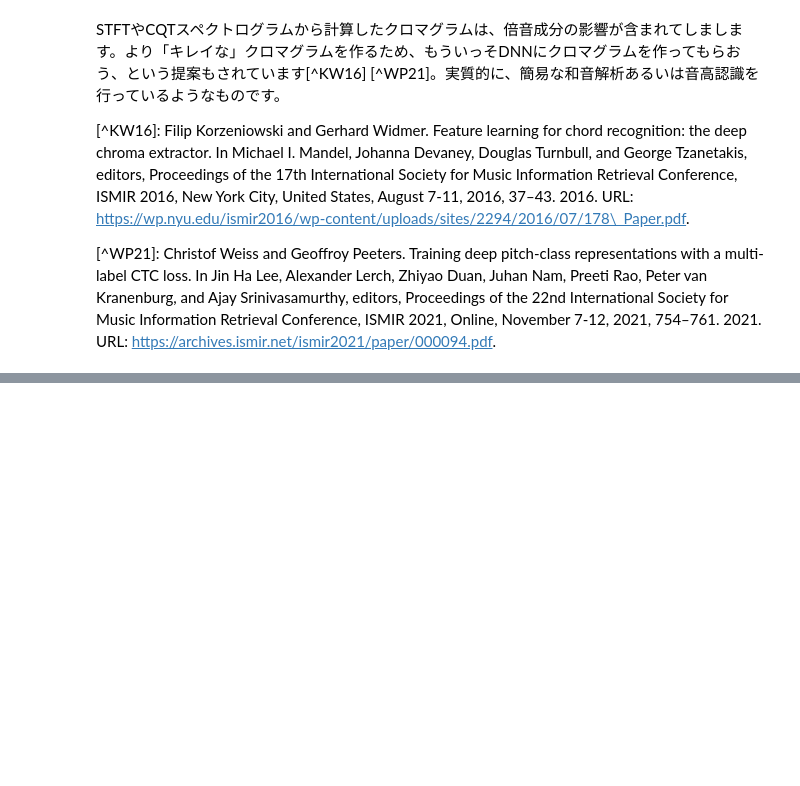
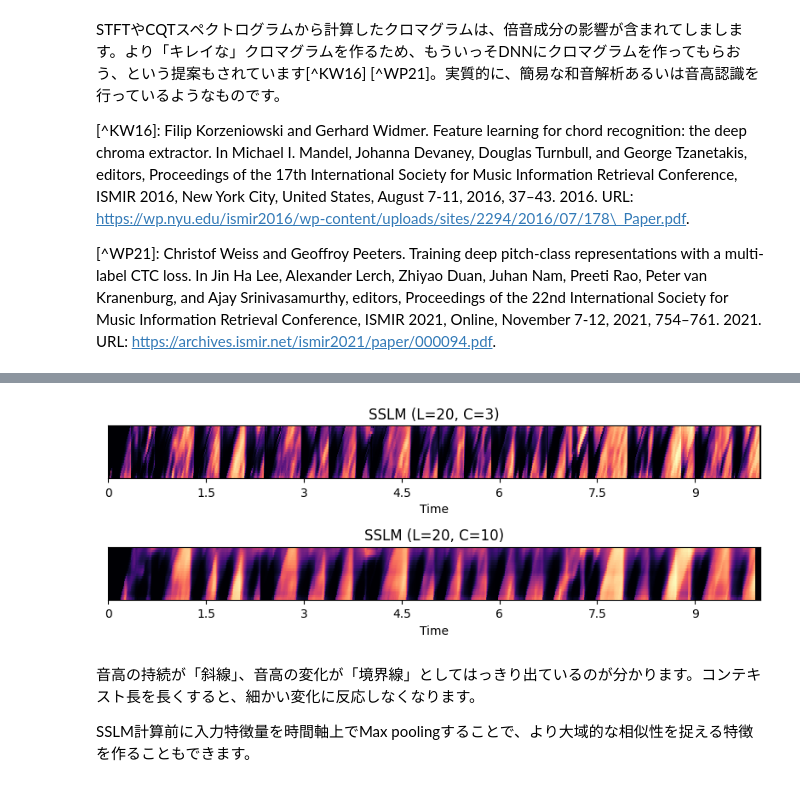
Before and after one commit to ja-MIC/Japanese-MIR-Book, a Jupyter notebook: book/signal_processing/xxgrams.ipynb, the cells around one changed output, grey strips where cells are left out. Saved outputs shown, nothing was run; the diff lists cells and outputs as text; code cells hidden in the pictures; blank space fills up the shorter version.

```diff
--- a/book/signal_processing/xxgrams.ipynb
+++ b/book/signal_processing/xxgrams.ipynb
@@ -197,0 +208,44 @@ STFTやCQTスペクトログラムから計算したクロマグラムは、倍
+# %%
+def sslm(s, L, C):
+    # L: ラグの最大値
+    # C: コンテキストの幅
+    eps = 1e-8
+    N = s.shape[1]
+    feature = librosa.feature.mfcc(S=librosa.power_to_db(mel_spectrogram, ref=np.max), n_mfcc=50)   # MFCC抽出
+
+    x_bag = np.concatenate([np.roll(feature, shift=-j+(C//2), axis=1) for j in range(C)], axis=0)   # コンテキストを連結
+    distances = np.ones((L, N))
+
+    # 各ラグに対してコサイン距離を計算
+    for l in range(1, L+1):
+        if l > N:
+            break
+        idx = np.arange(l, N)
+        left = x_bag[:, idx]
+        right = x_bag[:, idx - l]
+        # Calculate Cosine Distance
+        dot = (left * right).sum(axis=0)
+        cosine_sim = dot / (np.linalg.norm(left, axis=0) * np.linalg.norm(right, axis=0) + eps)
+        distances[l-1, idx] = 1 - cosine_sim
+
+    def sigmoid(x):
+        return 1 / (1 + np.exp(-x))
+
+    # 距離行列をシグモイド関数で正規化
+    distances_normalized = sigmoid(1 - distances / (np.quantile(distances, 0.1, axis=1, keepdims=True)+eps))
+    return distances_normalized
+
+plt.figure(figsize=(8, 3))
+plt.subplot(2, 1, 1)
+librosa.display.specshow(sslm(mel_spectrogram, L=20, C=3), sr=sample_rate, x_axis='time')
+plt.title('SSLM (L=20, C=3)')
+plt.subplot(2, 1, 2)
+librosa.display.specshow(sslm(mel_spectrogram, L=20, C=15), sr=sample_rate, x_axis='time')
+plt.title('SSLM (L=20, C=10)')
+plt.tight_layout()
+# %% [output]
+[figure, added]
+# %% [markdown]
+音高の持続が「斜線」、音高の変化が「境界線」としてはっきり出ているのが分かります。コンテキスト長を長くすると、細かい変化に反応しなくなります。
+
+SSLM計算前に入力特徴量を時間軸上でMax poolingすることで、より大域的な相似性を捉える特徴を作ることもできます。
```
Also changed, not shown: parts of 1 cell of this notebook, 1 other file.
